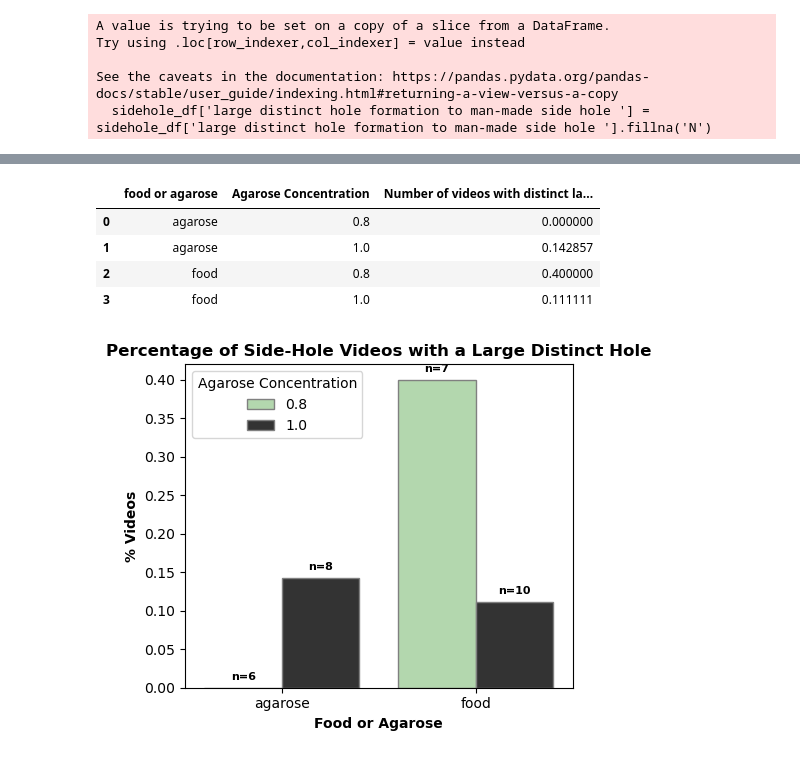
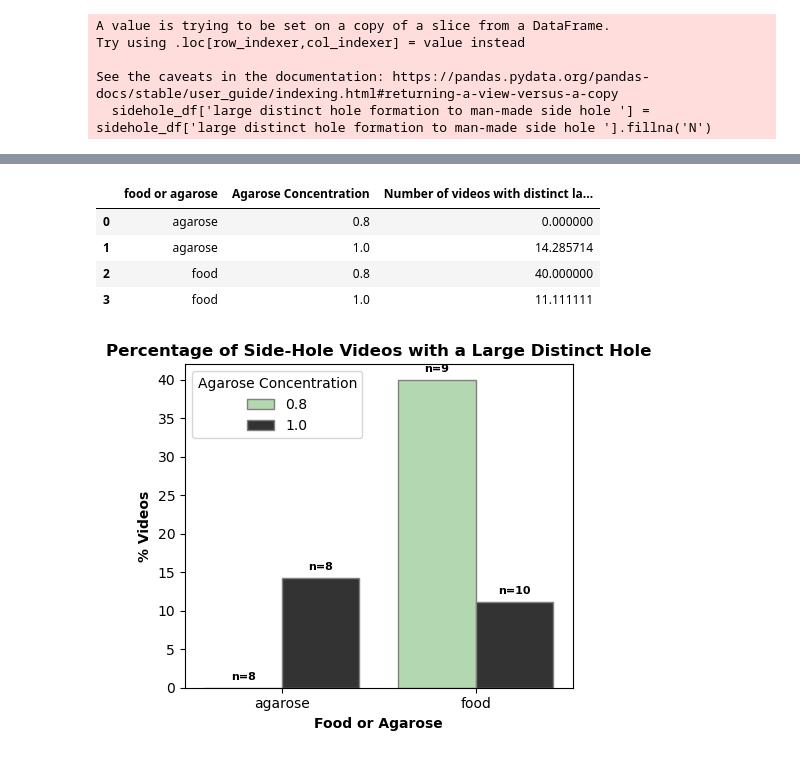
Before and after one commit to lenacochrane/behavioural-analysis, a Jupyter notebook: scripts/attraction-rig/0.8v1%agarose.ipynb, the cells around one changed output, grey strips where cells are left out. Saved outputs shown, nothing was run; the diff lists cells and outputs as text; code cells hidden in the pictures.

Commit message:
group commit

```diff
--- a/scripts/attraction-rig/0.8v1%agarose.ipynb
+++ b/scripts/attraction-rig/0.8v1%agarose.ipynb
@@ -50,7 +50,7 @@ plt.ylabel('Number Underneath', fontweight='bold')
 
 plt.legend(title='Agarose Concentration', loc='upper left')
 
-annotations = ['n=5', 'n=5', 'n=12', 'n=9']
+annotations = ['n=6', 'n=6', 'n=12', 'n=9']
 
 
 for i, bar in enumerate(barplot.patches):
@@ -81,7 +81,7 @@ plt.title('Time at Initial Hole Formation in Plain Petri', fontweight='bold')
 plt.xlabel('Food or Agarose', fontweight='bold')
 plt.ylabel('Time when first larvae starts digging', fontweight='bold')
 
-annotations = ['n=5', 'n=12', 'n=5', 'n=9']
+annotations = ['n=6', 'n=6', 'n=12', 'n=9']
 
 
 for i, bar in enumerate(barplot.patches):
@@ -127,7 +127,7 @@ plt.ylabel('Number Underneath', fontweight='bold')
 
 plt.legend(title='Agarose Concentration', loc='upper left')
 
-annotations = ['n=6', 'n=7', 'n=8', 'n=10']
+annotations = ['n=8', 'n=9', 'n=8', 'n=10']
 # unsure why annotations have to go in a different order here to be plotted correctly - middle two seem to swap
 
 for i, bar in enumerate(barplot.patches):
@@ -181,44 +181,44 @@ data = {'food or agarose': ['agarose', 'agarose', 'food', 'food'], 'Agarose Conc
 
 group_df = pd.DataFrame(data)
 
+group_df['Number of videos with distinct large hole formation'] = group_df['Number of videos with distinct large hole formation'].apply(lambda x: x * 100)
+
 group_df
 # %% [output]
 |  | food or agarose | Agarose Concentration | Number of videos with distinct la... |
 | 0 | agarose | 0.8 | 0.000000 |
-| 1 | agarose | 1.0 | 0.142857 |
-| 2 | food | 0.8 | 0.400000 |
-| 3 | food | 1.0 | 0.111111 |
+| 1 | agarose | 1.0 | 14.285714 |
+| 2 | food | 0.8 | 40.000000 |
+| 3 | food | 1.0 | 11.111111 |
 # %%
 plt.figure(figsize=(5, 4.2))
 
 barplot = sns.barplot(data=group_df, x='food or agarose', y='Number of videos with distinct large hole formation', hue='Agarose Concentration', palette='Greens_d', edgecolor='grey')
 
 plt.title('Percentage of Side-Hole Videos with a Large Distinct Hole', fontweight='bold')
 
 plt.xlabel('Food or Agarose', fontweight='bold')
 plt.ylabel('% Videos', fontweight='bold')
 
 plt.legend(title='Agarose Concentration', loc='upper left')
 
-annotations = ['n=6', 'n=7', 'n=8', 'n=10']
+annotations = ['n=8', 'n=9', 'n=8', 'n=10']
 
 
 for i, bar in enumerate(barplot.patches):
     if i < len(annotations):  # Ensure we don't go out of range
         annotation = annotations[i]
         barplot.annotate(
             annotation,  # The custom annotation text
             (bar.get_x() + bar.get_width() / 2, bar.get_height()),  # Position the text at the top of the bar
             ha='center',  # Center the text horizontally
             va='center',  # Center the text vertically
             size=8,
             fontweight='bold',  # Set the font size to 8
             xytext=(0, 8),  # Offset the text by 8 points in the y-direction
             textcoords='offset points'  # Specify the offset in points
         )
 
 plt.show()
-
-# number is wrong
 # %% [output]
-[figure, old version]
+[figure, new version]
```
Also changed, not shown: parts of 7 cells of this notebook, 5 other files.
